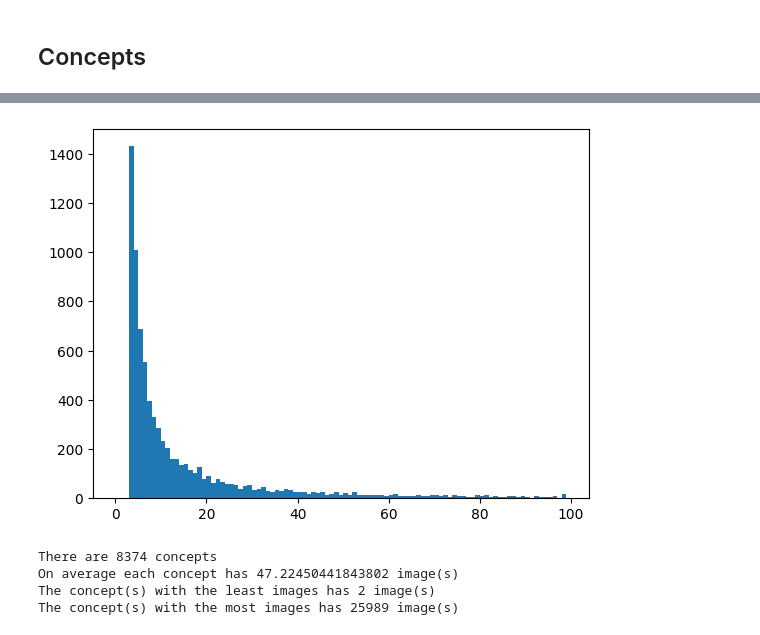
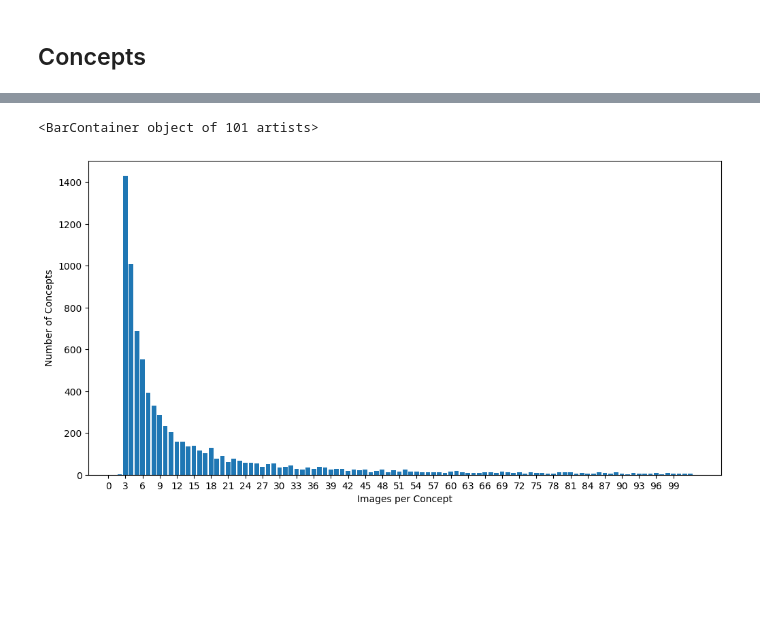
Before and after one commit to raul-singh/Rise-of-Transformers-Project, a Jupyter notebook: Code/Notebooks/Data_Exploration.ipynb, the cells around one changed output, grey strips where cells are left out. Drawn from its saved outputs; the diff is of its cells as text; code cells hidden in the pictures; blank space fills up the shorter version.

```diff
--- a/Code/Notebooks/Data_Exploration.ipynb
+++ b/Code/Notebooks/Data_Exploration.ipynb
@@ -113,15 +135,13 @@ The image(s) with the most concepts has 50 concept(s)
-# %%
-plt.hist(concept_image_count, bins=range(100))
-plt.show()
-# %% [output]
-[figure, removed]
-# %%
-print(f"There are {len(concept_image_count)} concepts")
-print(f"On average each concept has {sum(concept_image_count) / len(concept_image_count)} image(s)")
-print(f"The concept(s) with the least images has {min(concept_image_count)} image(s)")
-print(f"The concept(s) with the most images has {max(concept_image_count)} image(s)")
-# %% [output]
-There are 8374 concepts
-On average each concept has 47.22450441843802 image(s)
-The concept(s) with the least images has 2 image(s)
-The concept(s) with the most images has 25989 image(s)
+# %%
+limit = 100
+
+labels, counts = np.unique(concept_image_count, return_counts=True)
+
+plt.figure(figsize=(12,6))
+plt.xticks(range(0, limit + 1, 3))
+plt.xlabel("Images per Concept")
+plt.ylabel("Number of Concepts")
+plt.bar(labels[:limit + 1], counts[:limit + 1], align='center')
+# %% [output]
+<BarContainer object of 101 artists>
+[figure, added]
```
Also changed, not shown: parts of 7 cells of this notebook.
